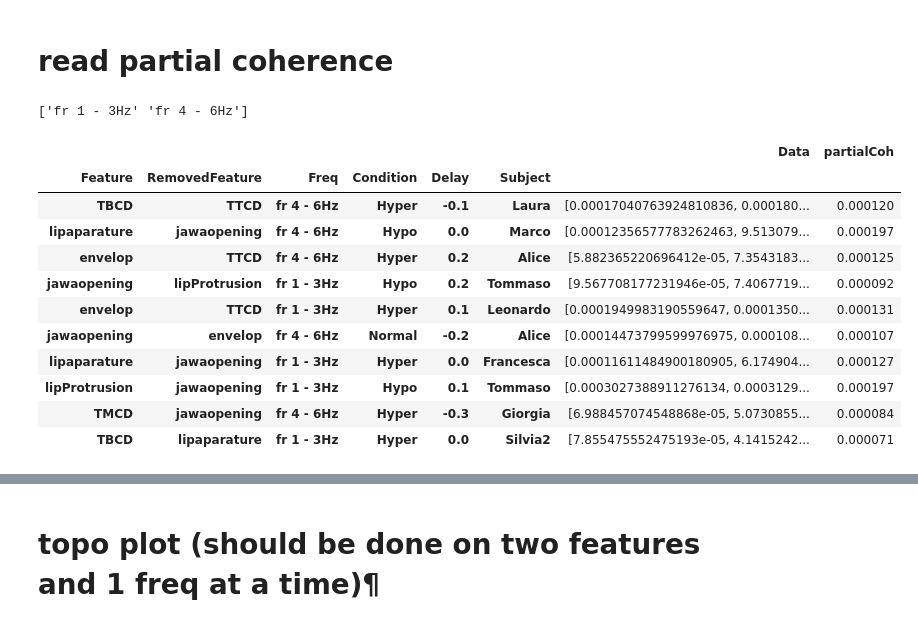
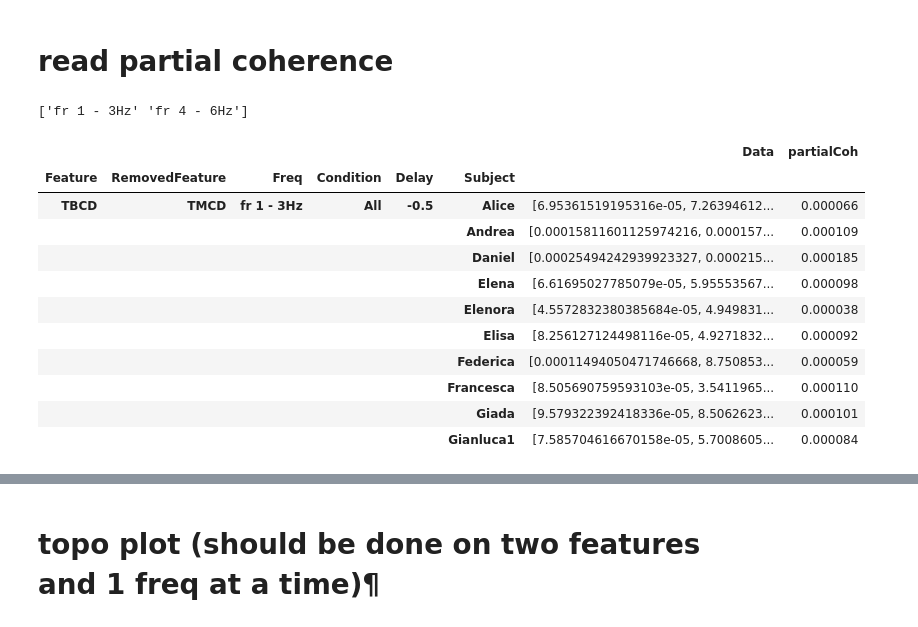
Before and after one commit to sankar-mukherjee/entrainment_python, a Jupyter notebook: partialCoherence_investigate.ipynb, the cells around one changed output, grey strips where cells are left out. Drawn from its saved outputs; the diff is of its cells as text; code cells hidden in the pictures.

```diff
--- a/partialCoherence_investigate.ipynb
+++ b/partialCoherence_investigate.ipynb
@@ -85,24 +91,23 @@ data.to_pickle(save_path)
 # %% [markdown]
 # read partial coherence
 # %%
-
 save_path = data_path + '/data/partialCoh/partialCoh_'+ str(remove_first)+'.pkl'
 data=pd.read_pickle(save_path)
 a = data.reset_index()
 fr = a.Freq.unique()
 print(fr)
-data.sample(10)
+data.head(10)
 # %% [output]
 ['fr 1 - 3Hz' 'fr 4 - 6Hz']
 |  |  |  |  |  |  | Data | partialCoh |
 | Feature | RemovedFeature | Freq | Condition | Delay | Subject |  |  |
-| TBCD | TTCD | fr 4 - 6Hz | Hyper | -0.1 | Laura | [0.00017040763924810836, 0.000180... | 0.000120 |
-| lipaparature | jawaopening | fr 4 - 6Hz | Hypo | 0.0 | Marco | [0.00012356577783262463, 9.513079... | 0.000197 |
-| envelop | TTCD | fr 4 - 6Hz | Hyper | 0.2 | Alice | [5.882365220696412e-05, 7.3543183... | 0.000125 |
-| jawaopening | lipProtrusion | fr 1 - 3Hz | Hypo | 0.2 | Tommaso | [9.567708177231946e-05, 7.4067719... | 0.000092 |
-| envelop | TTCD | fr 1 - 3Hz | Hyper | 0.1 | Leonardo | [0.0001949983190559647, 0.0001350... | 0.000131 |
-| jawaopening | envelop | fr 4 - 6Hz | Normal | -0.2 | Alice | [0.00014473799599976975, 0.000108... | 0.000107 |
-| lipaparature | jawaopening | fr 1 - 3Hz | Hyper | 0.0 | Francesca | [0.00011611484900180905, 6.174904... | 0.000127 |
-| lipProtrusion | jawaopening | fr 1 - 3Hz | Hypo | 0.1 | Tommaso | [0.0003027388911276134, 0.0003129... | 0.000197 |
-| TMCD | jawaopening | fr 4 - 6Hz | Hyper | -0.3 | Giorgia | [6.988457074548868e-05, 5.0730855... | 0.000084 |
-| TBCD | lipaparature | fr 1 - 3Hz | Hyper | 0.0 | Silvia2 | [7.855475552475193e-05, 4.1415242... | 0.000071 |
+| TBCD | TMCD | fr 1 - 3Hz | All | -0.5 | Alice | [6.95361519195316e-05, 7.26394612... | 0.000066 |
+|  |  |  |  |  | Andrea | [0.00015811601125974216, 0.000157... | 0.000109 |
+|  |  |  |  |  | Daniel | [0.00025494242939923327, 0.000215... | 0.000185 |
+|  |  |  |  |  | Elena | [6.61695027785079e-05, 5.95553567... | 0.000098 |
+|  |  |  |  |  | Elenora | [4.5572832380385684e-05, 4.949831... | 0.000038 |
+|  |  |  |  |  | Elisa | [8.256127124498116e-05, 4.9271832... | 0.000092 |
+|  |  |  |  |  | Federica | [0.00011494050471746668, 8.750853... | 0.000059 |
+|  |  |  |  |  | Francesca | [8.505690759593103e-05, 3.5411965... | 0.000110 |
+|  |  |  |  |  | Giada | [9.579322392418336e-05, 8.5062623... | 0.000101 |
+|  |  |  |  |  | Gianluca1 | [7.585704616670158e-05, 5.7008605... | 0.000084 |
```
Also changed, not shown: parts of 11 cells of this notebook, 1 other file.
